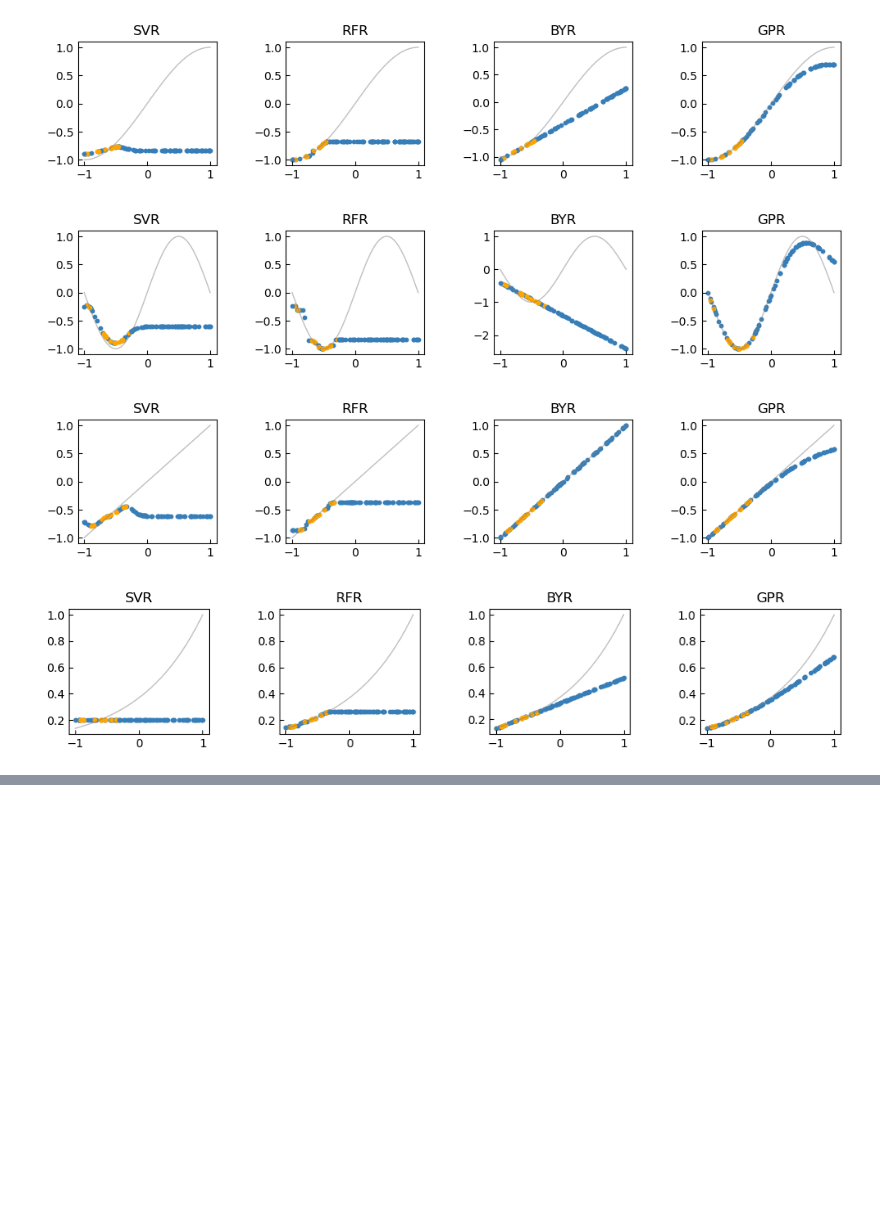
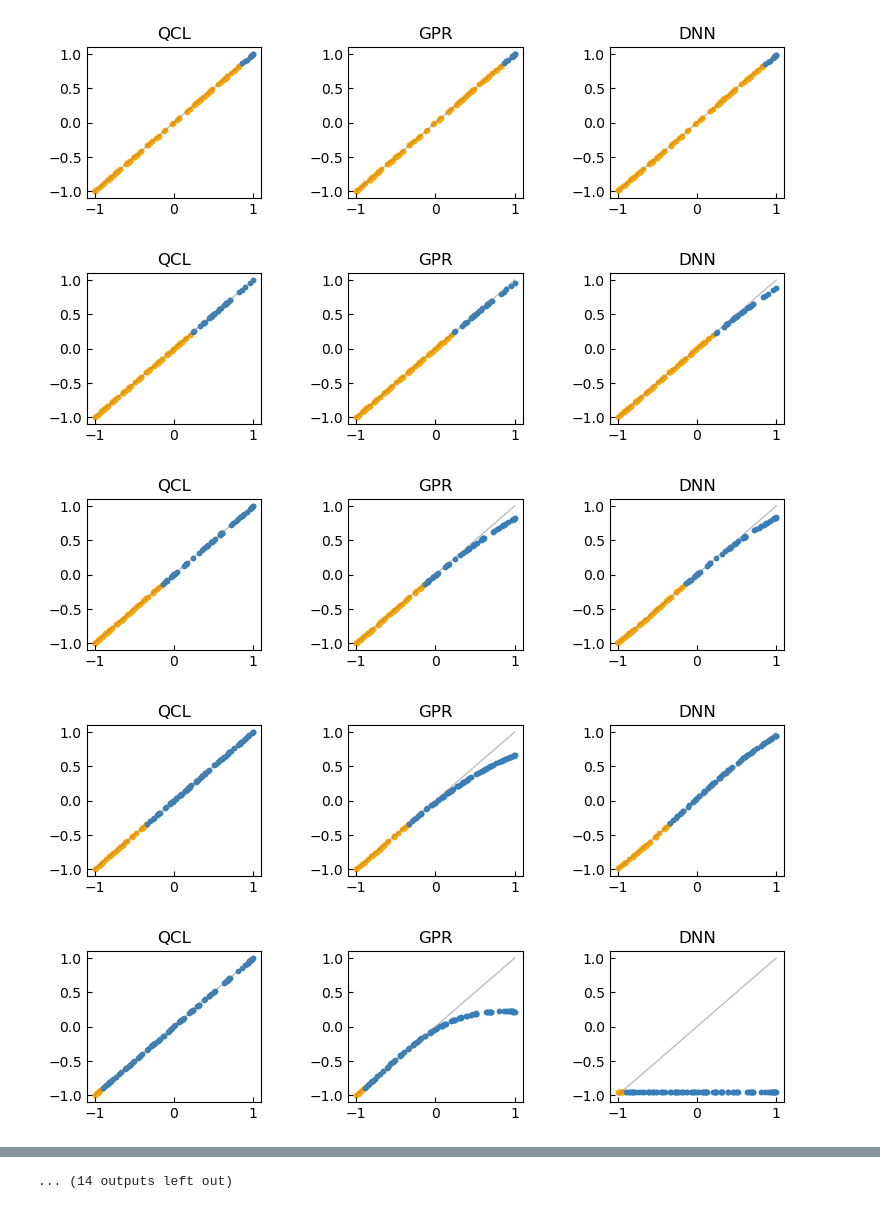
Before and after one commit to KanHatakeyama/qcl, a Jupyter notebook: regressions/1D_comparison_extra.ipynb, the cells around one changed output, grey strips where cells are left out. Cells and saved outputs as stored; diff of their text form; code cells hidden in the pictures; blank space fills up the shorter version.

Commit message:
1d extra

```diff
--- a/regressions/1D_comparison_extra.ipynb
+++ b/regressions/1D_comparison_extra.ipynb
@@ -24,38 +49,59 @@ from sklearn.gaussian_process.kernels import DotProduct, WhiteKernel,RBF
 # %%
+import warnings
+warnings.simplefilter('ignore')
+
 x_dim=1
 n_qubit=2
 depth=3
 model_dict={}
-#model_dict["QCL"]=StandardQCLRegressor(x_dim=x_dim,n_qubit=n_qubit,encoder=XYEncoder(n_qubit),observable=ZObservable(n_qubit=n_qubit,coeff=2),vqe_gates=CNOTRotationGates(n_qubit=n_qubit,depth=depth))
-model_dict["SVR"]=SVR()
-model_dict["RFR"]=RandomForestRegressor()
-model_dict["BYR"]=BayesianRidge()
+model_dict["QCL"]=StandardQCLRegressor(x_dim=x_dim,n_qubit=n_qubit,encoder=XYEncoder(n_qubit),observable=ZObservable(n_qubit=n_qubit,coeff=2),vqe_gates=CNOTRotationGates(n_qubit=n_qubit,depth=depth))
+#model_dict["SVR"]=SVR()
+#model_dict["RFR"]=RandomForestRegressor()
+#model_dict["BYR"]=BayesianRidge()
 model_dict["GPR"]=GaussianProcessRegressor(kernel=WhiteKernel()+RBF())
-#model_dict["DNN"]=DNNModel(hidden_dim=8,layers=1,activation="relu")
+model_dict["DNN"]=DNNModel(hidden_dim=8,layers=1,activation="tanh")
 
 
-for n in [100]:
-    for mode in ["sin1/2","sin","linear","exp"]:
+res_dict={}
+count=0
+
+for n in range(30):
+    for mode in ["linear","exp","sin1/2","sin","sin2"]:
     #for mode in ["sin1/2","sin","sin2","linear","exp"]:
-        tr_X,tr_y,te_inner_X,te_inner_y,te_low_X,te_low_y,te_high_X,te_high_y,act_X,act_y=prepare_dataset(
-            n_all_record=n,
-            mode=mode,
-            plot=False,
-            extra_high_ratio=0.6,
-            extra_low_ratio=0.01,
-            inner_test_ratio=0.01)
+        for extra_high_ratio in [0.1,0.3,0.5,0.7,0.9]:
+            tr_X,tr_y,te_inner_X,te_inner_y,te_low_X,te_low_y,te_high_X,te_high_y,act_X,act_y=prepare_dataset(
+                n_all_record=100,
+                mode=mode,
+                plot=False,
+                extra_high_ratio=extra_high_ratio,
+                extra_low_ratio=0.0,
+                inner_test_ratio=0.0)
 
+            i=0
 
-        i=0
+            if n==0:
+                fig = plt.figure(figsize=(9,2),dpi=100)
+            for model_name,model in model_dict.items():
 
-        fig = plt.figure(figsize=(12,2),dpi=100)
-        for model_name,model in model_dict.items():
-            model.fit(tr_X,tr_y)
-            plt.subplots_adjust(wspace=0.5, hspace=0.6)
-            ax = fig.add_subplot(1, len(list(model_dict.keys())), i+1)
-            eval(ax,model,tr_X,tr_y,te_inner_X,te_inner_y,te_low_X,te_low_y,te_high_X,te_high_y,act_X,act_y,title=model_name)
-            i+=1
+                model.fit(tr_X,tr_y)
+                out_pred_y=model.predict(te_high_X)
+                out_error=mean_squared_error(out_pred_y,te_high_y)
 
+                if n==0:
+                    plt.subplots_adjust(wspace=0.5, hspace=0.6)
+                    ax = fig.add_subplot(1, len(list(model_dict.keys())), i+1)
+                    plot=True
+                else:
+                    plot=False
+                eval(ax,model,tr_X,tr_y,te_inner_X,te_inner_y,te_low_X,te_low_y,te_high_X,te_high_y,act_X,act_y,title=model_name,plot=plot)
+                i+=1
 
-#circuit_drawer(model.vqe_gates.circuit)
+                temp_dict={}
+                temp_dict["Model"]=model_name
+                temp_dict["Extra"]=out_error
+                temp_dict["Mode"]=mode
+                temp_dict["Extra ratio"]=extra_high_ratio
+
+                res_dict[count]=temp_dict
+                count+=1
 # %% [output]
@@ -62,4 +125,5 @@ for n in [100]:
-[figure, old version]
+[figure, new version]
-[figure, old version]
+[figure, new version]
-[figure, old version]
+[figure, new version]
-[figure, old version]
+[figure, new version]
+[figure, added]
@@ -65,0 +136 @@ for n in [100]:
+... (14 outputs left out)
```
Also changed, not shown: parts of 5 cells of this notebook, 2 other files.
